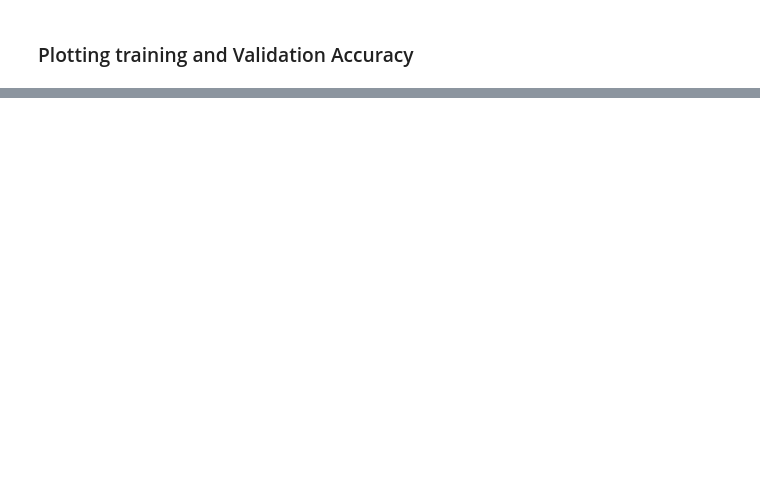
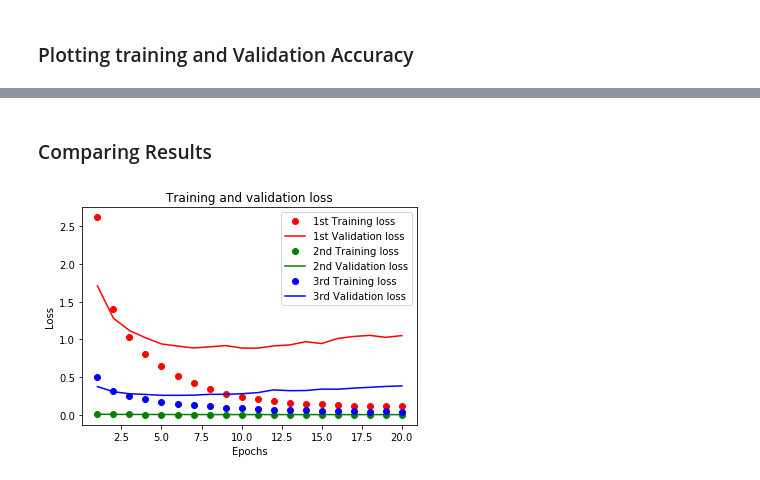
Before and after one commit to cleversonahum/UFPA-DeepLearning, a Jupyter notebook: reuters-classifier/reuters-classifier.ipynb, the cells around one changed output, grey strips where cells are left out. Saved outputs shown, nothing was run; the diff lists cells and outputs as text; code cells hidden in the pictures; blank space fills up the shorter version.

```diff
--- a/reuters-classifier/reuters-classifier.ipynb
+++ b/reuters-classifier/reuters-classifier.ipynb
@@ -413,0 +411,29 @@ plt.show()
+# %% [markdown]
+### Comparing Results
+# %%
+loss = history.history['loss']
+loss2 = history2.history['loss']
+loss3 = history3.history['loss']
+val_loss = history.history['val_loss']
+val_loss2 = history2.history['val_loss']
+val_loss3 = history3.history['val_loss']
+epochs = range(1, len(loss) + 1)
+epochs2 = range(1, len(loss2) + 1)
+epochs3 = range(1, len(loss3) + 1)
+
+plt.plot(epochs, loss, 'ro', label='1st Training loss')
+plt.plot(epochs, val_loss, 'r', label='1st Validation loss')
+
+plt.plot(epochs2, loss2, 'go', label='2nd Training loss')
+plt.plot(epochs2, val_loss2, 'g', label='2nd Validation loss')
+
+plt.plot(epochs3, loss3, 'bo', label='3rd Training loss')
+plt.plot(epochs3, val_loss3, 'b', label='3rd Validation loss')
+
+plt.title('Training and validation loss')
+plt.xlabel('Epochs')
+plt.ylabel('Loss')
+plt.legend()
+plt.show()
+# %% [output]
+[figure, added]
```
Also changed, not shown: parts of 17 cells of this notebook.
